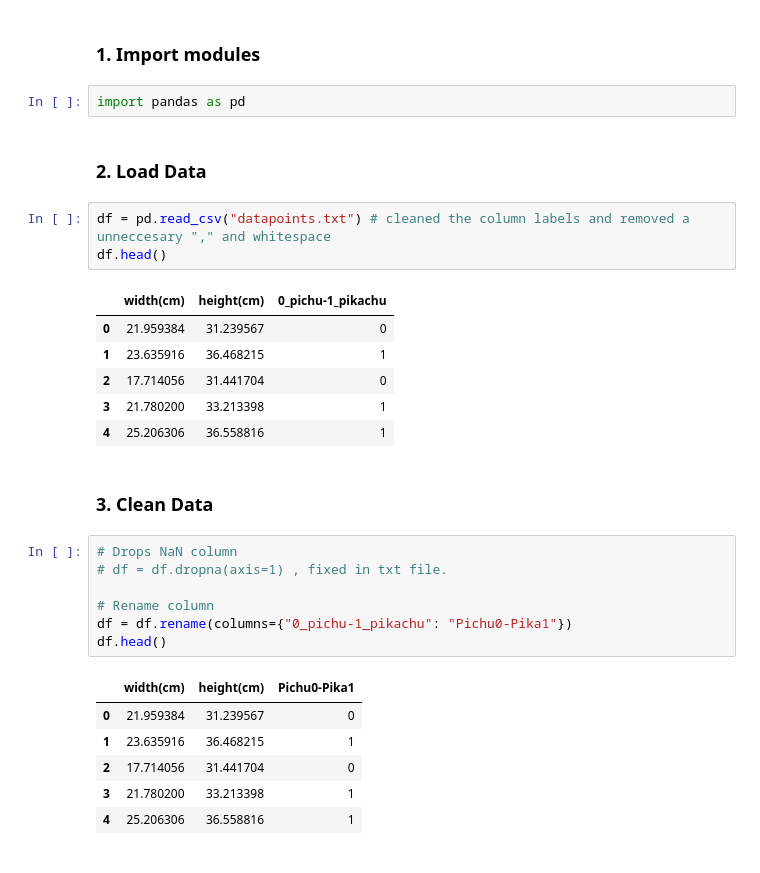
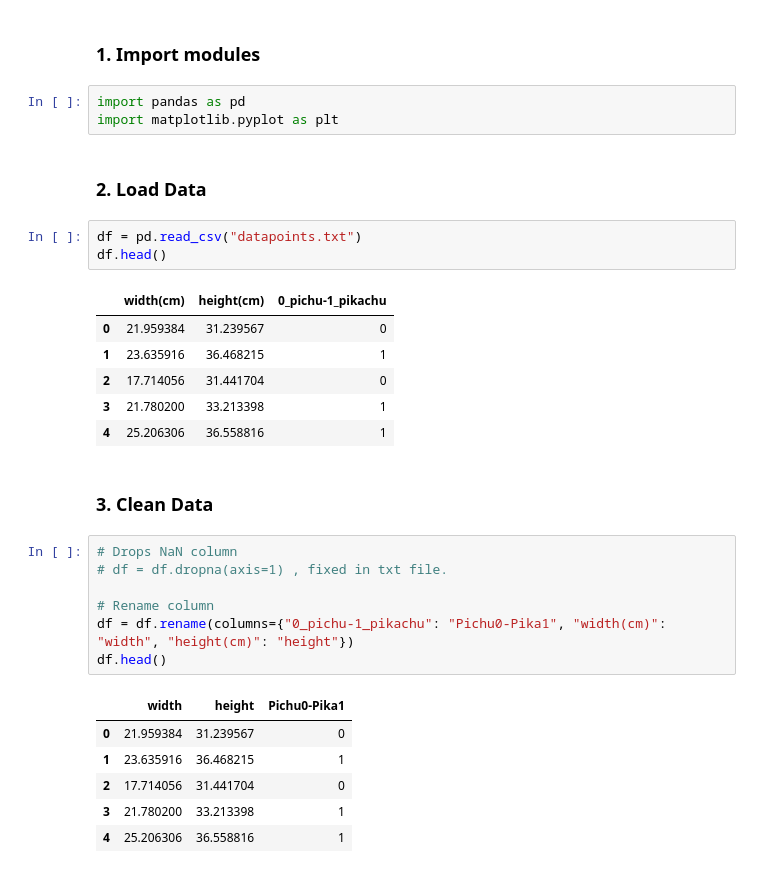
Before and after one commit to smlatic/Python-Edin-Smlatic, a Jupyter notebook: explorations/lab2-work.ipynb, the cells around one changed output. Cells and saved outputs as stored; diff of their text form.

```diff
--- a/explorations/lab2-work.ipynb
+++ b/explorations/lab2-work.ipynb
@@ -2,10 +2,11 @@
 ### 1. Import modules
 # %%
 import pandas as pd
+import matplotlib.pyplot as plt
 # %% [markdown]
 ### 2. Load Data
 # %%
-df = pd.read_csv("datapoints.txt") # cleaned the column labels and removed a  unneccesary "," and whitespace
+df = pd.read_csv("datapoints.txt")
 df.head()
 # %% [output]
 |  | width(cm) | height(cm) | 0_pichu-1_pikachu |
@@ -19,12 +20,12 @@ df.head()
 # %%
 # Drops NaN column
 # df = df.dropna(axis=1) , fixed in txt file.
 
 # Rename column
-df = df.rename(columns={"0_pichu-1_pikachu": "Pichu0-Pika1"})
+df = df.rename(columns={"0_pichu-1_pikachu": "Pichu0-Pika1", "width(cm)": "width", "height(cm)": "height"})
 df.head()
 # %% [output]
-|  | width(cm) | height(cm) | Pichu0-Pika1 |
+|  | width | height | Pichu0-Pika1 |
 | 0 | 21.959384 | 31.239567 | 0 |
 | 1 | 23.635916 | 36.468215 | 1 |
 | 2 | 17.714056 | 31.441704 | 0 |
```
Also changed, not shown: parts of 5 cells of this notebook.
